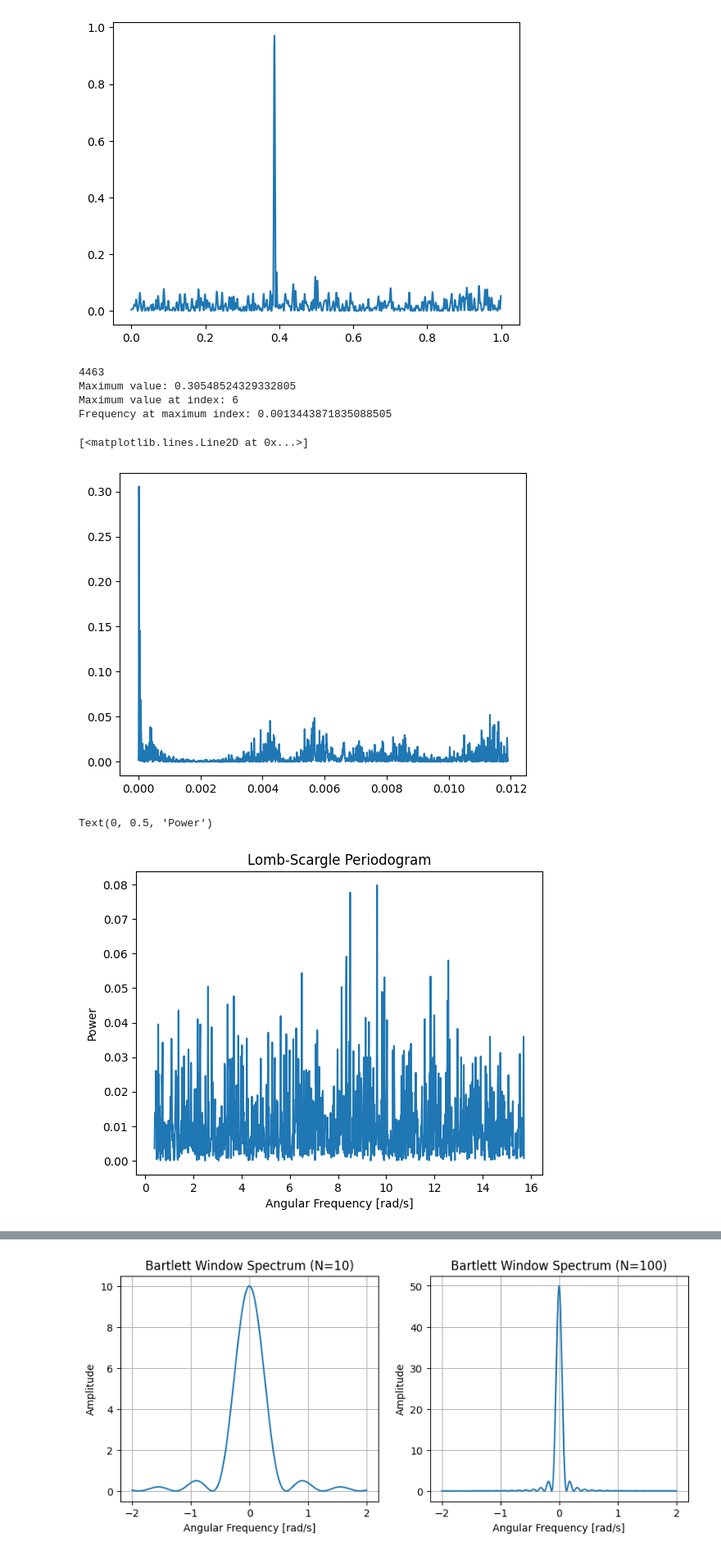
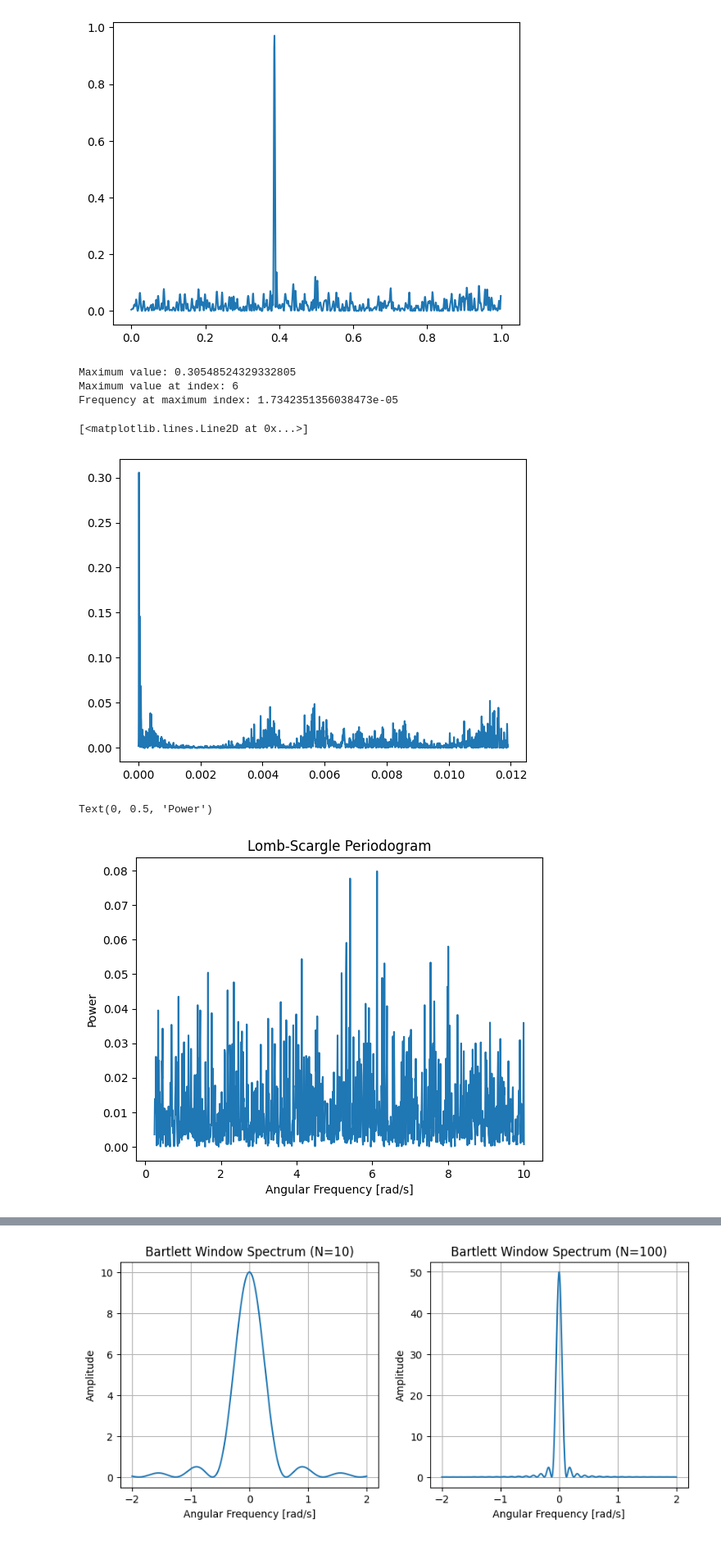
Before and after one commit to RoCKnD79/SSDP-LombScargle, a Jupyter notebook: report_2.ipynb, the cells around one changed output, grey strips where cells are left out. Shown: that part at 82% size. Saved outputs shown, nothing was run; the diff lists cells and outputs as text; code cells hidden in the pictures.

```diff
--- a/report_2.ipynb
+++ b/report_2.ipynb
@@ -219,6 +219,12 @@ time_R_peaks = info["ECG_R_Peaks"]
 
 # LombScargle periodogram of R2 signal (centered)
 frequency, power = LombScargle(time_R_peaks[1:], RR_signal).autopower()
+
+'''
+autopower() is explained in the documentation and computed a suitable frequency grid. By default, it
+will return a grid with maximum frequency of 5 times the "average nyquist frequency" of the data, which is proven
+in the paper that it's a not necessarily an optimal choice.
+'''
 
 N = len(power)
 freqsNorm = np.arange(0,N)/N
@@ -228,29 +234,29 @@ print(f"Maximum value at index: {np.argmax(power)}")
 print(f"Frequency at maximum index: {frequency[np.argmax(power)]}")
 
 # zoom in on the first 300 points
+
 plt.plot(frequency, power)
 # %% [output]
-4463
 Maximum value: 0.30548524329332805
 Maximum value at index: 6
-Frequency at maximum index: 0.0013443871835088505
+Frequency at maximum index: 1.7342351356038473e-05
 [<matplotlib.lines.Line2D at 0x...>]
 [figure]
 # %%
 # LombScargle periodogram with scipy
 from scipy.signal import lombscargle
 
 w_f = np.linspace(0.25, 10, 1002)
 
 pgram_power_f = lombscargle(time_R_peaks[1:], RR_signal, w_f, normalize=False, floating_mean=True)
 
-plt.plot(w_f / 2 * np.pi, pgram_power_f)
+plt.plot(w_f, pgram_power_f)
 plt.title("Lomb-Scargle Periodogram")
 plt.xlabel("Angular Frequency [rad/s]")
 plt.ylabel("Power")
 # %% [output]
 Text(0, 0.5, 'Power')
-[figure, old version]
+[figure, new version]
 # %%
 '''
 The library scipy already has a function to compute the Lomb-Scargle periodogram. The implementation follows the
```
